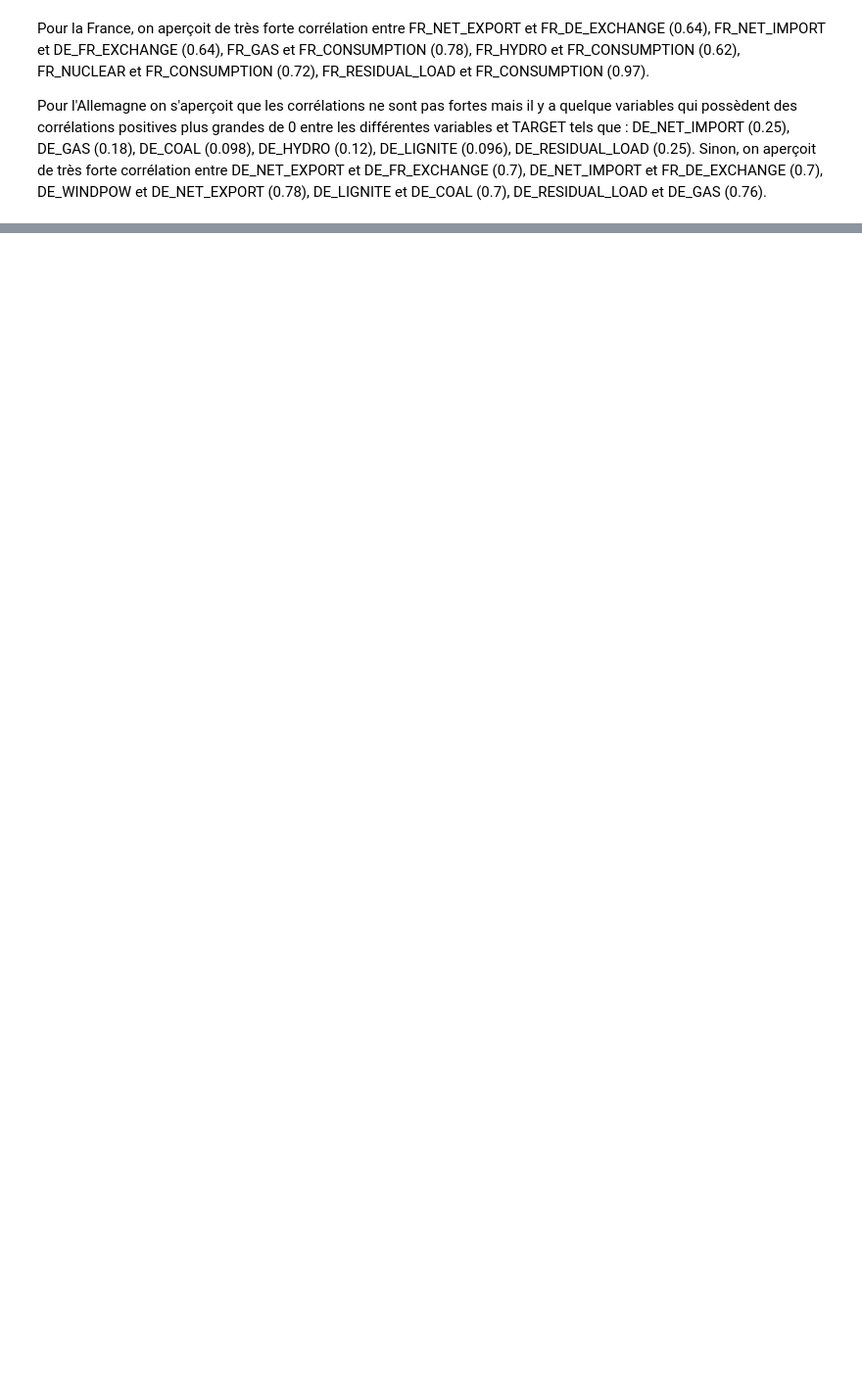
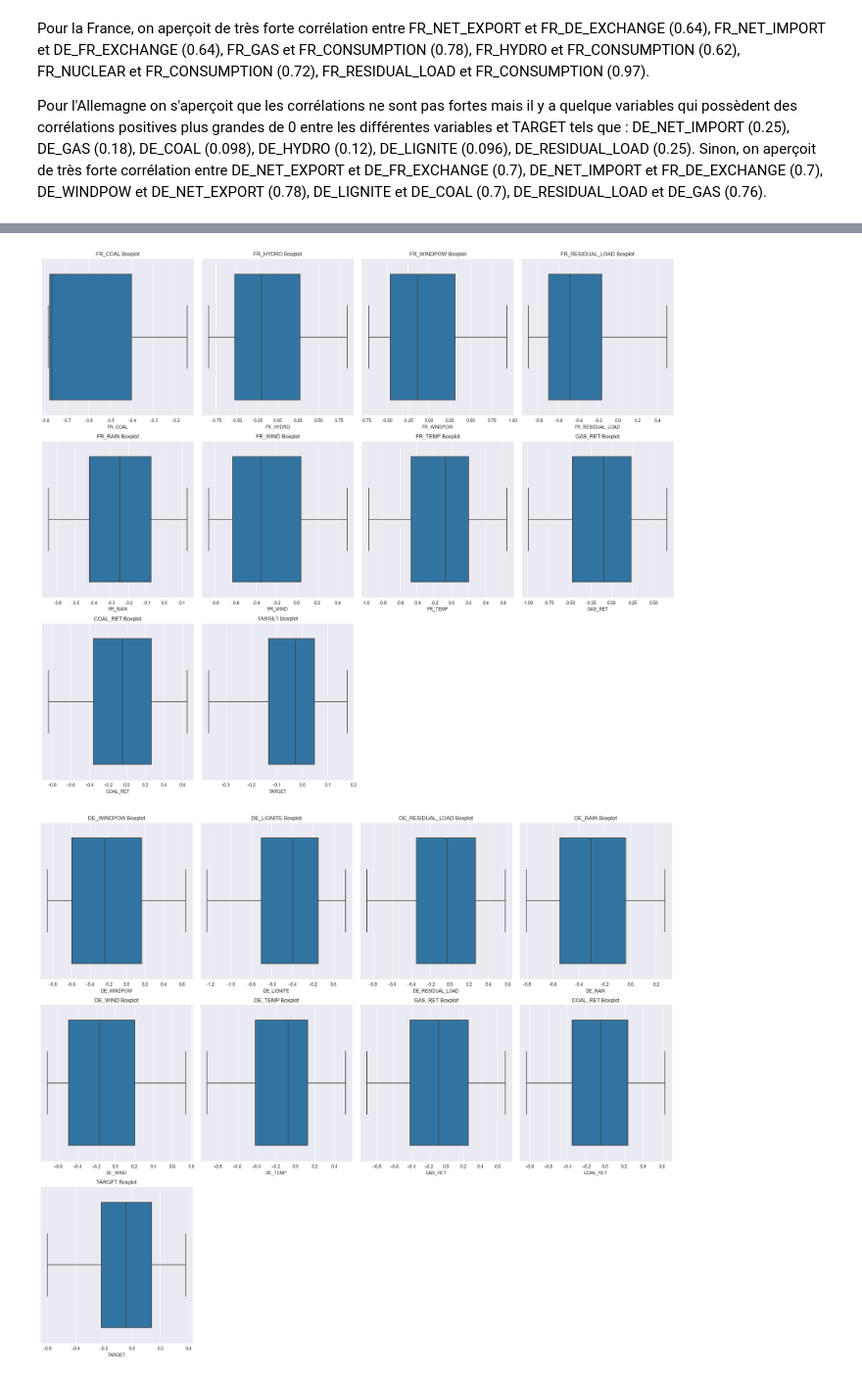
Before and after one commit to juliele1/Projet_Machine_Learning, a Jupyter notebook: notebook.ipynb, the cells around one changed output, grey strips where cells are left out. Shown at 98% size. Saved outputs shown, nothing was run; the diff lists cells and outputs as text; code cells hidden in the pictures; blank space fills up the shorter version.

Commit message:
enlever les valeurs aberrantes

```diff
--- a/notebook.ipynb
+++ b/notebook.ipynb
@@ -323,0 +336,65 @@ Pour l'Allemagne on s'aperçoit que les corrélations ne sont pas fortes mais il
+# %%
+import numpy as np
+
+# sélectionne les variables qui nous intéressent
+data_FR = data_FR.filter(regex='FR_COAL|FR_HYDRO|FR_WINDOW|FR_RESIDUAL_LOAD|FR_RAIN|FR_WIND|FR_TEMP|GAS_RET|COAL_RET|TARGET', axis=1)
+data_DE = data_DE.filter(regex='DE_WINDOW|DE_LIGNITE|DE_RESIDUAL_LOAD|DE_RAIN|DE_WIND|DE_TEMP|GAS_RET|COAL_RET|TARGET', axis=1)
+
+# suppression des valeurs aberrantes
+# pour la France
+
+# Définir les pourcentages de valeurs à supprimer
+lower_percentile = 15
+upper_percentile = 75
+
+# Appliquer le trimming à chaque variable
+trimmed_data = {}
+
+for i, j in enumerate(data_FR.describe().columns):
+    variable = data_FR[j]
+    trimmed_variable = variable[(variable >= np.percentile(variable, lower_percentile)) & (variable <= np.percentile(variable, upper_percentile))]
+    trimmed_data[j] = trimmed_variable.to_numpy()
+
+data_FR_trimmed = pd.DataFrame(trimmed_data)
+# Vérifier le résultat
+print(data_FR_trimmed)
+
+# pour l'Allemagne
+lower_percentile = 15
+upper_percentile = 75
+
+trimmed_data_2= {}
+
+for i, j in enumerate(data_DE.describe().columns):
+    variable = data_DE[j]
+    trimmed_variable = variable[(variable >= np.percentile(variable, lower_percentile)) & (variable <= np.percentile(variable, upper_percentile))]
+    trimmed_data_2[j] = trimmed_variable.to_numpy()
+
+data_DE_trimmed = pd.DataFrame(trimmed_data_2)
+
+print(data_DE_trimmed)
+
+# affichage des diagrammes en boîte pour la France
+plt.figure(figsize=(20, 28))
+plt.subplots_adjust(hspace=0.5, wspace=0.3)
+
+for i, j in enumerate(data_FR_trimmed.describe().columns):
+    plt.subplot(5, 4, i+1)
+    sns.boxplot(x=data_FR_trimmed[j])
+    plt.title('{} Boxplot'.format(j))
+
+plt.tight_layout()
+plt.show()
+
+# pour l'Allemagne
+plt.figure(figsize=(20, 28))
+plt.subplots_adjust(hspace=0.5, wspace=0.3)
+
+for i, j in enumerate(data_DE_trimmed.describe().columns):
+    plt.subplot(5, 4, i+1)
+    sns.boxplot(x=data_DE_trimmed[j])
+    plt.title('{} Boxplot'.format(j))
+
+plt.tight_layout()
+plt.show()
+# %% [output]
@@ -323,0 +418,2 @@ Pour l'Allemagne on s'aperçoit que les corrélations ne sont pas fortes mais il
+[figure, added]
+[figure, added]
```
Also changed, not shown: parts of 12 cells of this notebook.
